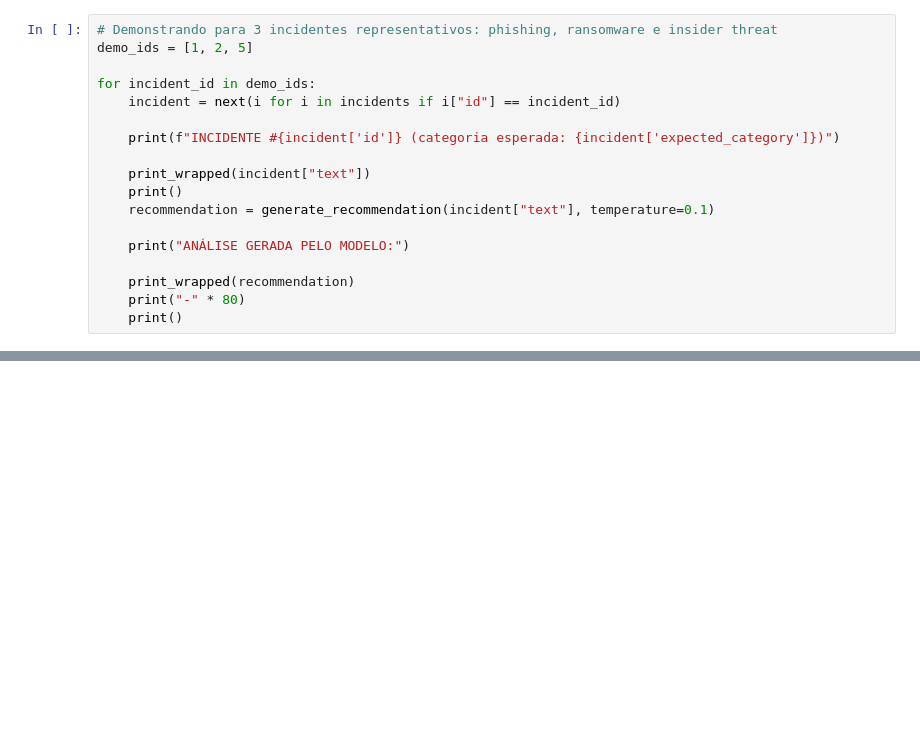
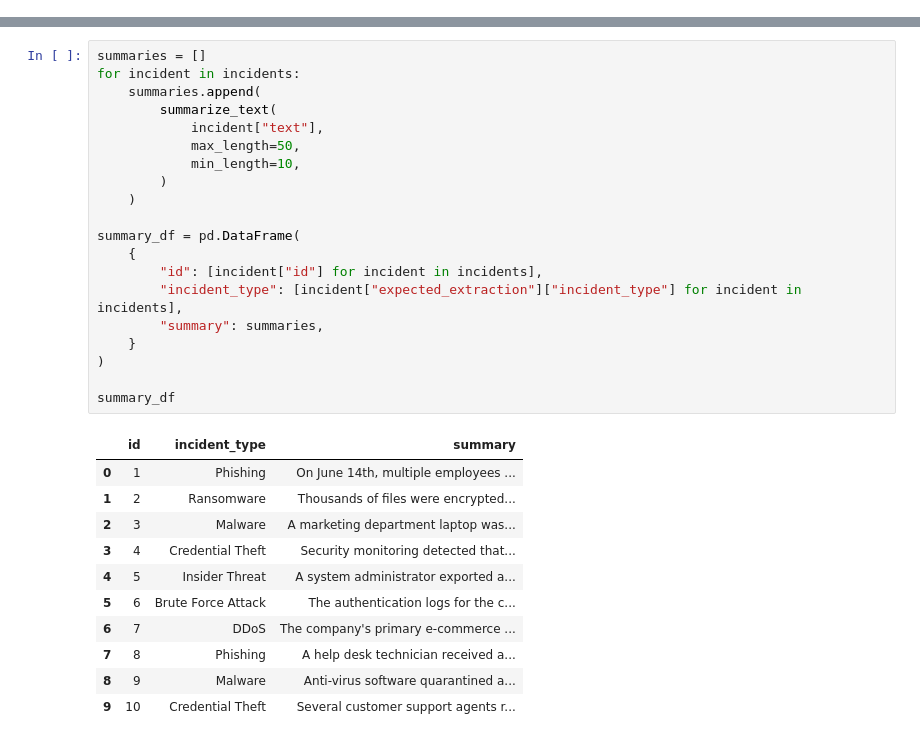
Before and after one commit to gabriel-q7/LLM-cybersecurity-analyzer, a Jupyter notebook: notebooks/phase1_cybersecurity_incident_analyzer.ipynb, the cells around one changed output, grey strips where cells are left out. Saved outputs shown, nothing was run; the diff lists cells and outputs as text; blank space fills up the shorter version.

```diff
--- a/notebooks/phase1_cybersecurity_incident_analyzer.ipynb
+++ b/notebooks/phase1_cybersecurity_incident_analyzer.ipynb
@@ -489,18 +0,0 @@ def generate_recommendation(incident_text, temperature=0.3, max_new_tokens=200):
-# %%
-# Demonstrando para 3 incidentes representativos: phishing, ransomware e insider threat
-demo_ids = [1, 2, 5]
-
-for incident_id in demo_ids:
-    incident = next(i for i in incidents if i["id"] == incident_id)
-
-    print(f"INCIDENTE #{incident['id']} (categoria esperada: {incident['expected_category']})")
-
-    print_wrapped(incident["text"])
-    print()
-    recommendation = generate_recommendation(incident["text"], temperature=0.1)
-
-    print("ANÁLISE GERADA PELO MODELO:")
-
-    print_wrapped(recommendation)
-    print("-" * 80)
-    print()
@@ -731,0 +363,32 @@ Os resultados mostram potencial claro para auxiliar a triagem inicial de inciden
+# %%
+summaries = []
+for incident in incidents:
+    summaries.append(
+        summarize_text(
+            incident["text"],
+            max_length=50,
+            min_length=10,
+        )
+    )
+
+summary_df = pd.DataFrame(
+    {
+        "id": [incident["id"] for incident in incidents],
+        "incident_type": [incident["expected_extraction"]["incident_type"] for incident in incidents],
+        "summary": summaries,
+    }
+)
+
+summary_df
+# %% [output]
+|  | id | incident_type | summary |
+| 0 | 1 | Phishing | On June 14th, multiple employees ... |
+| 1 | 2 | Ransomware | Thousands of files were encrypted... |
+| 2 | 3 | Malware | A marketing department laptop was... |
+| 3 | 4 | Credential Theft | Security monitoring detected that... |
+| 4 | 5 | Insider Threat | A system administrator exported a... |
+| 5 | 6 | Brute Force Attack | The authentication logs for the c... |
+| 6 | 7 | DDoS | The company's primary e-commerce ... |
+| 7 | 8 | Phishing | A help desk technician received a... |
+| 8 | 9 | Malware | Anti-virus software quarantined a... |
+| 9 | 10 | Credential Theft | Several customer support agents r... |
```
Also changed, not shown: parts of 50 cells of this notebook, 2 other files.
